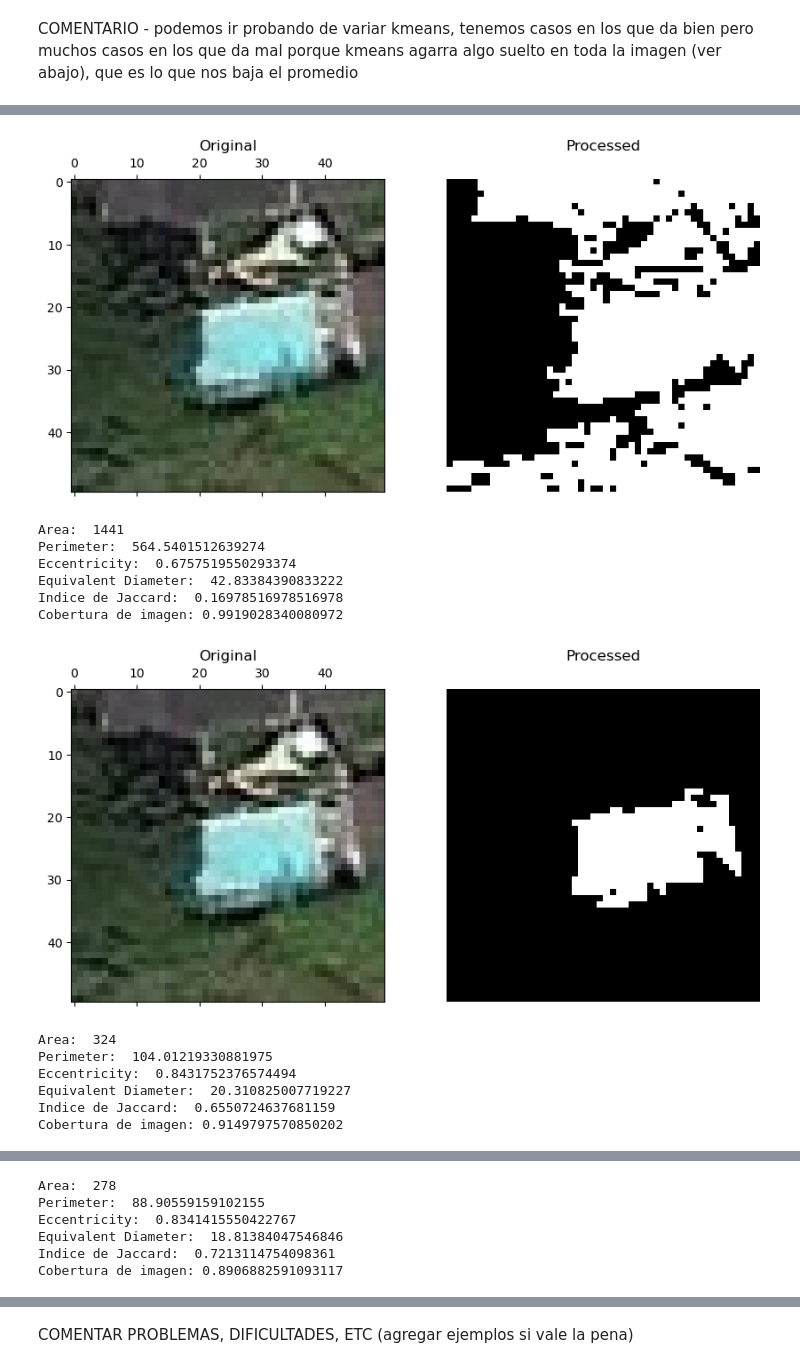
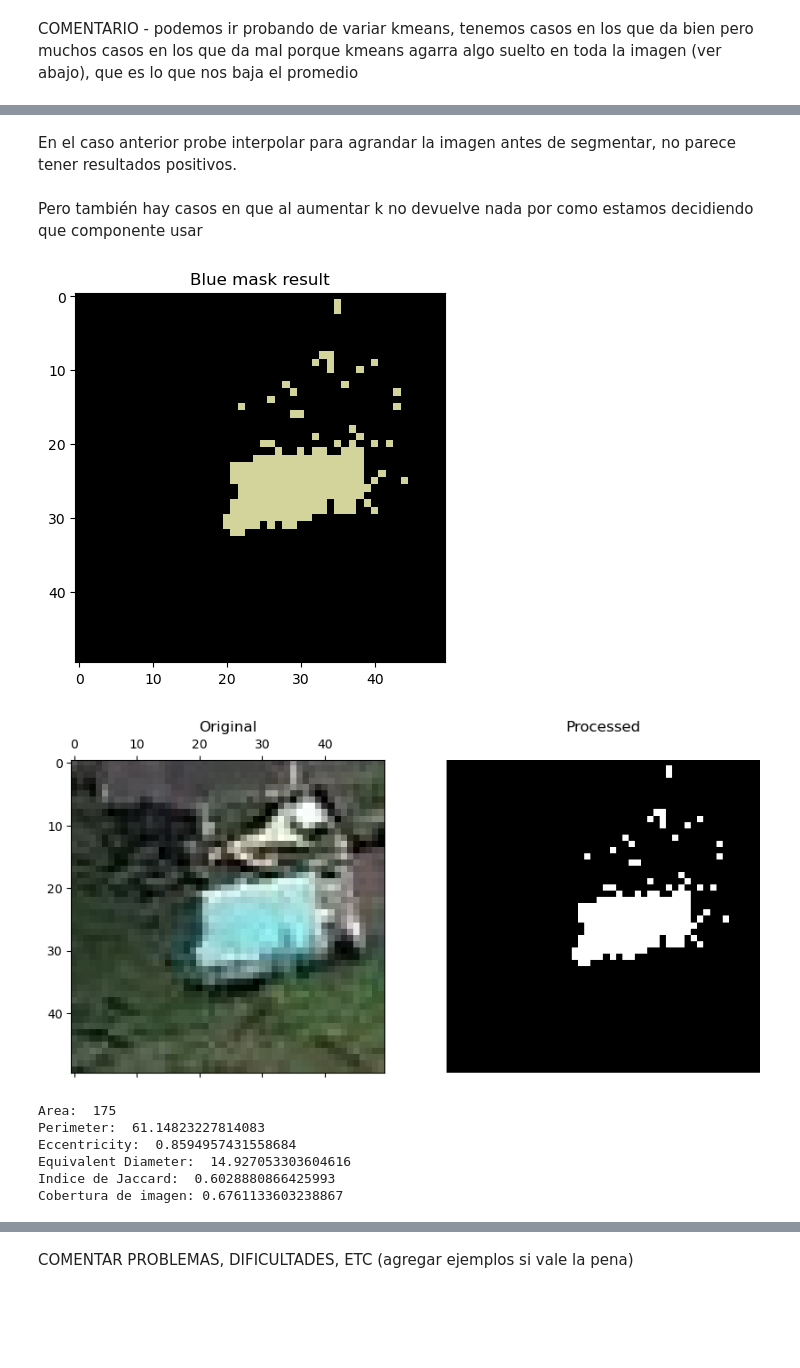
Before and after one commit to AlexisBaladon/Pool-Analyzer, a Jupyter notebook: notebooks/SEG.ipynb, the cells around one changed output, grey strips where cells are left out. Cells and saved outputs as stored; diff of their text form; code cells hidden in the pictures; blank space fills up the shorter version.

Commit message:
segmentacion con keep_blue

```diff
--- a/notebooks/SEG.ipynb
+++ b/notebooks/SEG.ipynb
@@ -560,0 +670,12 @@ COMENTARIO - podemos ir probando de variar kmeans, tenemos casos en los que da b
+# %%
+pipe_keep_most_blue = pipeline()
+pipe_keep_most_blue.add_operation(partial(kmeans_segmentation2, k=7))
+pipe_keep_most_blue.add_operation(keep_most_blue_component)
+#pipe_keep_most_blue.add_operation(otsu_threshold)
+pipe_keep_most_blue.add_operation(to_grayscale)
+#pipe_keep_most_blue.add_operation(morfology_cleaning)
+binary = pipe_keep_most_blue.apply(image_rgb, False)
+display_image_mask(image_rgb, binary)
+#print_metrics(binary)
+print('Indice de Jaccard: ', jaccard_index(mask, binary))
+print('Cobertura de imagen:', image_matching(binary, mask))
@@ -561,47 +750,25 @@ COMENTARIO - podemos ir probando de variar kmeans, tenemos casos en los que da b
+# %% [markdown]
+En el caso anterior probe interpolar para agrandar la imagen antes de segmentar, no parece tener resultados positivos.
+# %% [markdown]
+Pero también hay casos en que al aumentar k no devuelve nada por como estamos decidiendo que componente usar
 # %%
 imag = cv2.imread(os.path.join(TRAIN_DIR, 'pools', 'img5.jpg'))
 image_rgb = cv2.cvtColor(imag, cv2.COLOR_BGR2RGB)
 gray = cv2.cvtColor(imag, cv2.COLOR_BGR2GRAY)
 
 mask = obtain_measured_mask('img5.jpg', results_path, gray.shape)
 
-pipe1 = pipeline()
-pipe1.add_operation(kmeans_segmentation)
-pipe1.add_operation(otsu_threshold)
-pipe1.add_operation(morfology_cleaning)
-binary = pipe1.apply(imag, False)
+binary = pipe_keep_most_blue.apply(image_rgb, False)
 display_image_mask(image_rgb, binary)
 print_metrics(binary)
 print('Indice de Jaccard: ', jaccard_index(mask, binary))
 print('Cobertura de imagen:', image_matching(binary, mask))
-
-pipe2 = pipeline()
-pipe2.add_operation(partial(kmeans_segmentation, k=8))
-pipe2.add_operation(otsu_threshold)
-pipe2.add_operation(morfology_cleaning)
-binary = pipe2.apply(imag, False)
-display_image_mask(image_rgb, binary)
-print_metrics(binary)
-print('Indice de Jaccard: ', jaccard_index(mask, binary))
-print('Cobertura de imagen:', image_matching(binary, mask))
-
-binary = pipe3.apply(imag, False)
-display_image_mask(image_rgb, binary)
-print_metrics(binary)
-print('Indice de Jaccard: ', jaccard_index(mask, binary))
-print('Cobertura de imagen:', image_matching(binary, mask))
 # %% [output]
-[figure, old version]
+[figure, new version]
+[figure, new version]
-Area:  1441
-Perimeter:  564.5401512639274
-Eccentricity:  0.6757519550293374
-Equivalent Diameter:  42.83384390833222
-Indice de Jaccard:  0.16978516978516978
-Cobertura de imagen: 0.9919028340080972
+Area:  175
+Perimeter:  61.14823227814083
+Eccentricity:  0.8594957431558684
+Equivalent Diameter:  14.927053303604616
+Indice de Jaccard:  0.6028880866425993
+Cobertura de imagen: 0.6761133603238867
-[figure, old version]
-Area:  324
-Perimeter:  104.01219330881975
-Eccentricity:  0.8431752376574494
-Equivalent Diameter:  20.310825007719227
-Indice de Jaccard:  0.6550724637681159
-Cobertura de imagen: 0.9149797570850202
@@ -609,7 +775 @@ Cobertura de imagen: 0.9149797570850202
-Area:  278
-Perimeter:  88.90559159102155
-Eccentricity:  0.8341415550422767
-Equivalent Diameter:  18.81384047546846
-Indice de Jaccard:  0.7213114754098361
-Cobertura de imagen: 0.8906882591093117
 # %%
```
Also changed, not shown: parts of 11 cells of this notebook.
